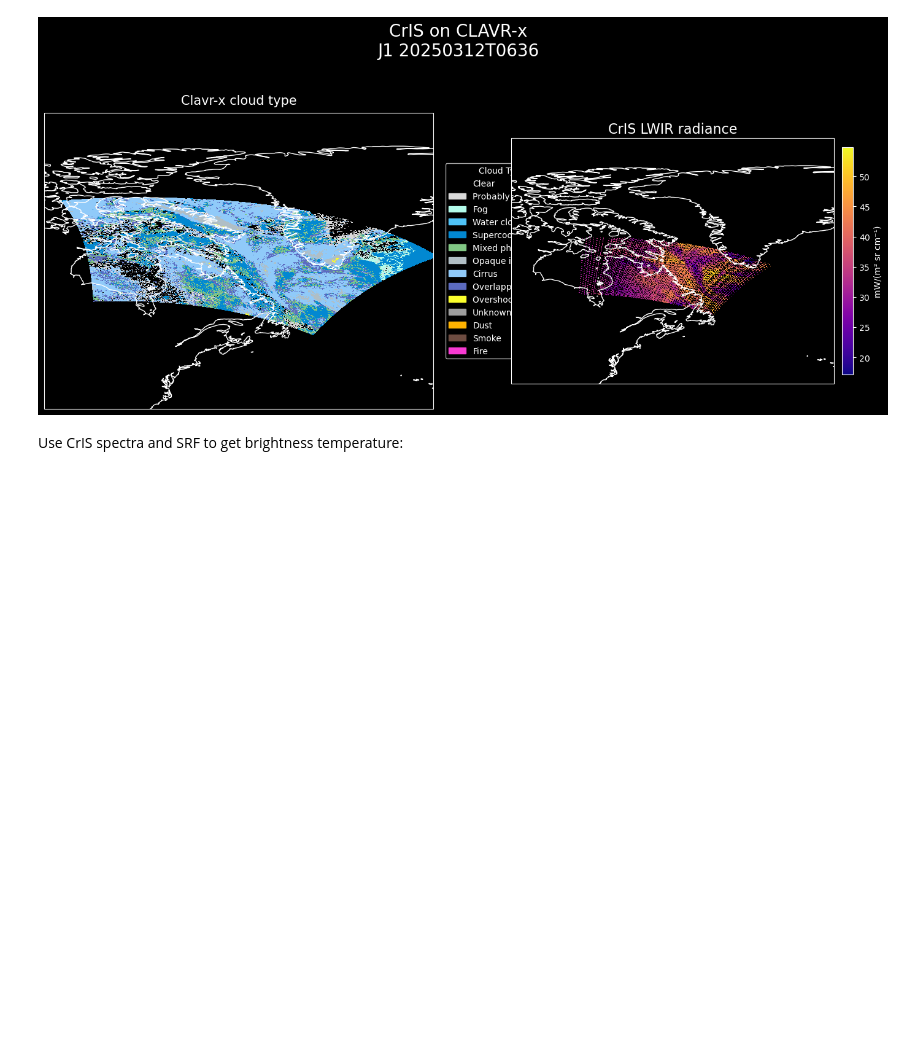
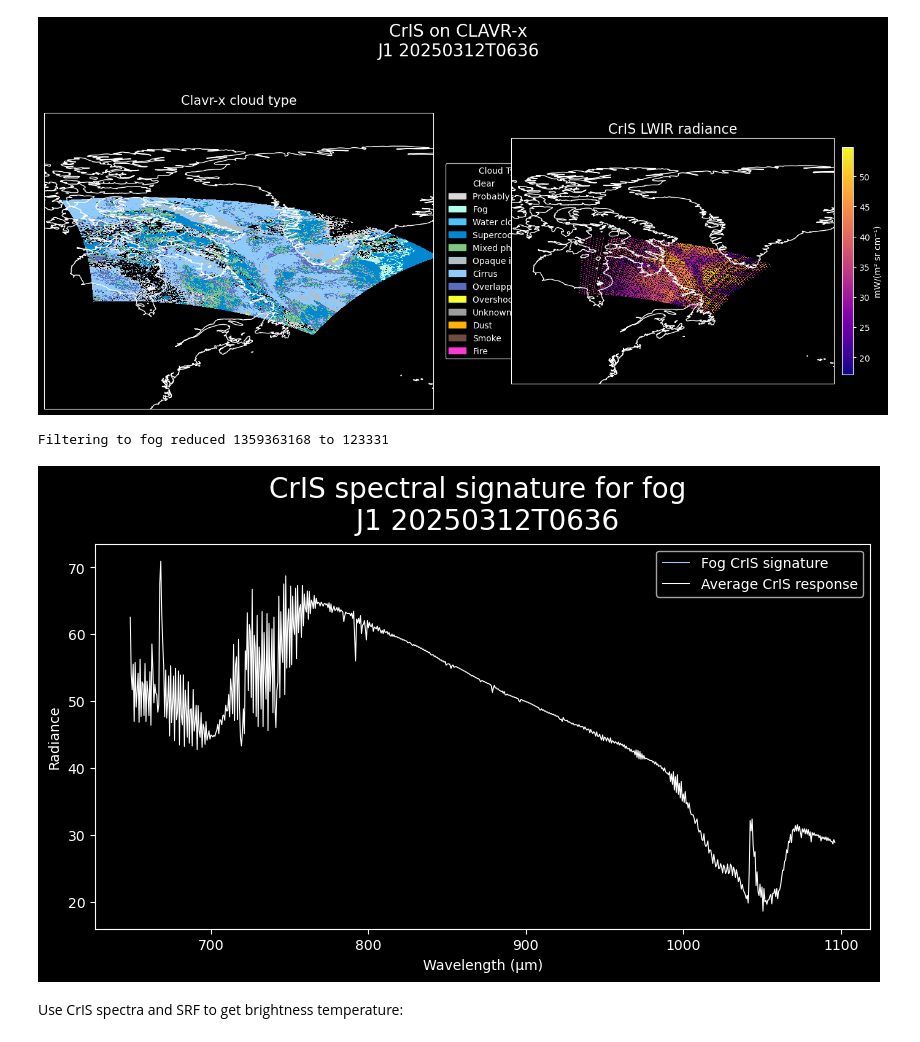
Before and after one commit to jesseturner/spectral_analysis, a Jupyter notebook: notebook_cris.ipynb, the cells around one changed output. Cells and saved outputs as stored; diff of their text form; code cells hidden in the pictures; blank space fills up the shorter version.

Commit message:
Attempting to average cris signature by cloud type

```diff
--- a/notebook_cris.ipynb
+++ b/notebook_cris.ipynb
@@ -316,6 +300,64 @@ plt.savefig(f"plots/{today_date_str}_coloc_cris-clavrx.png",
 plt.show()
 # %% [output]
 [figure]
+# %%
+#--- Put into dask chunks
+#--- This whole section is calculated lazily
+cris_on_clavrx_ds = cris_on_clavrx_ds.chunk({"y": 256, "x": 256, "wnum_lw": 50})
+
+#--- Make sure these filters are working correctly
+cloud_type = "fog"
+fog_condition = cris_on_clavrx_ds["clavrx_cloud_type"] == 2.
+
+
+before = cris_on_clavrx_ds["rad_lw_cris"].count()
+after = fog_condition.sum()
+
+ds_cloud_filt = cris_on_clavrx_ds.where(fog_condition)
+ds_cloud_type_mean = ds_cloud_filt.mean(dim=["y","x"])
+ds_cloud_total_mean = cris_on_clavrx_ds.mean(dim=["y","x"])
+# %%
+#--- Once it is not lazy, the processes are slow
+#--- There must be a way to speed this up for trial runs
+print(f"Filtering to fog reduced {before.values} to {after.values}")
+# %% [output]
+Filtering to fog reduced 1359363168 to 123331
+# %%
+wnum_range = ds_cloud_total_mean['wnum_lw'].values
+cloud_type_mean = ds_cloud_type_mean['rad_lw_cris'].values
+cloud_total_mean = ds_cloud_total_mean['rad_lw_cris'].values
+# %%
+plt.style.use('dark_background')
+fig, ax = plt.subplots(figsize=(10, 5))
+ax.set_facecolor('black')
+
+ax.plot(wnum_range,
+        cloud_type_mean,
+        color="#95D3FF",
+        linewidth=0.75,
+        label="Fog CrIS signature")
+
+ax.plot(wnum_range,
+        cloud_total_mean,
+        color="#fff",
+        linewidth=0.75,
+        label="Average CrIS response")
+
+# ax.set_xlim((9,12))
+# ax.set_ylim((200,280))
+
+ax.set_xlabel("Wavelength (μm)")
+ax.set_ylabel("Radiance")
+
+plot_title = f"CrIS spectral signature for {cloud_type} \n {description}"
+ax.set_title(plot_title, fontsize=20, pad=10)
+ax.legend()
+
+plt.savefig(f"plots/{today_date_str}_cris_signatures.png",
+            dpi=600, bbox_inches='tight')
+plt.show()
+# %% [output]
+[figure, added]
 # %% [markdown]
 Use CrIS spectra and SRF to get brightness temperature:
 # %%
```
Also changed, not shown: parts of 2 cells of this notebook.
